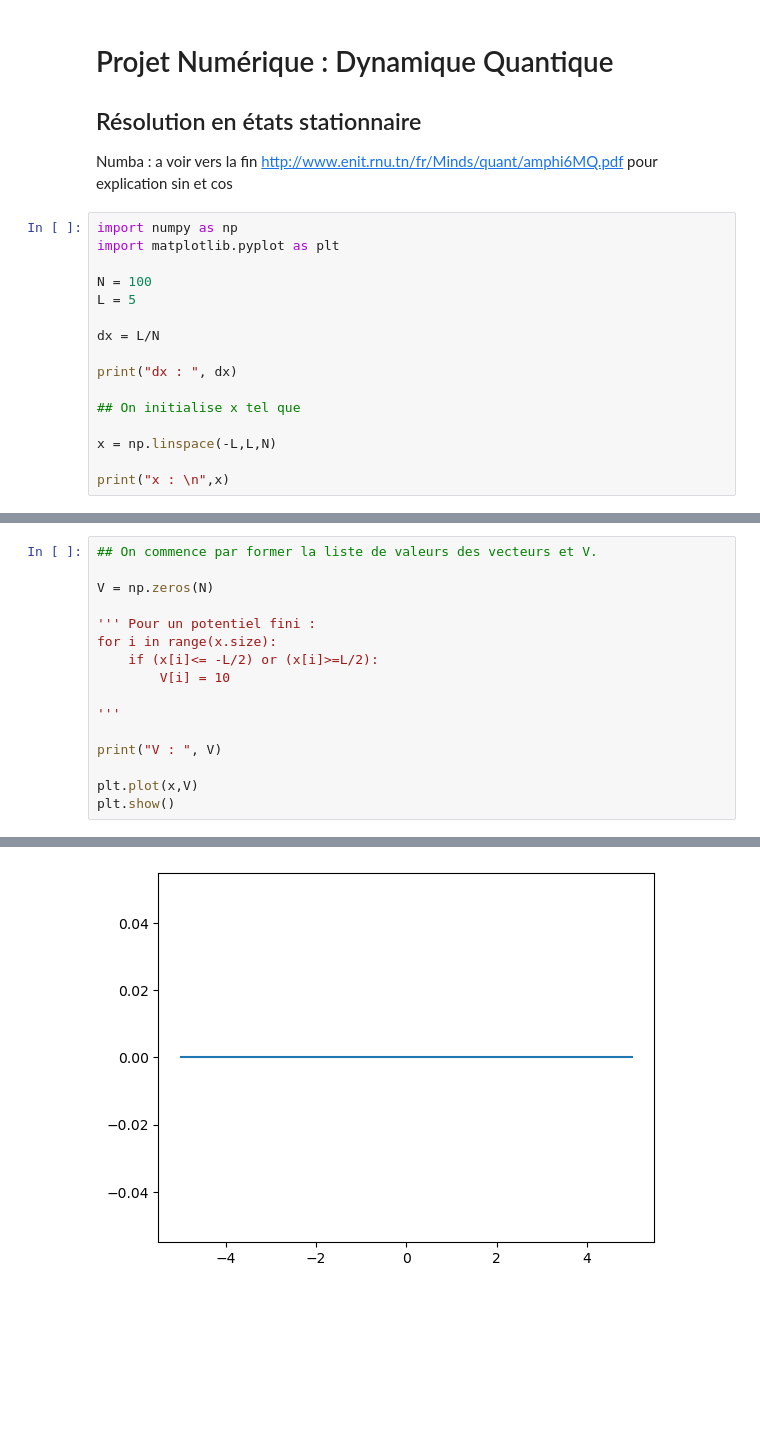
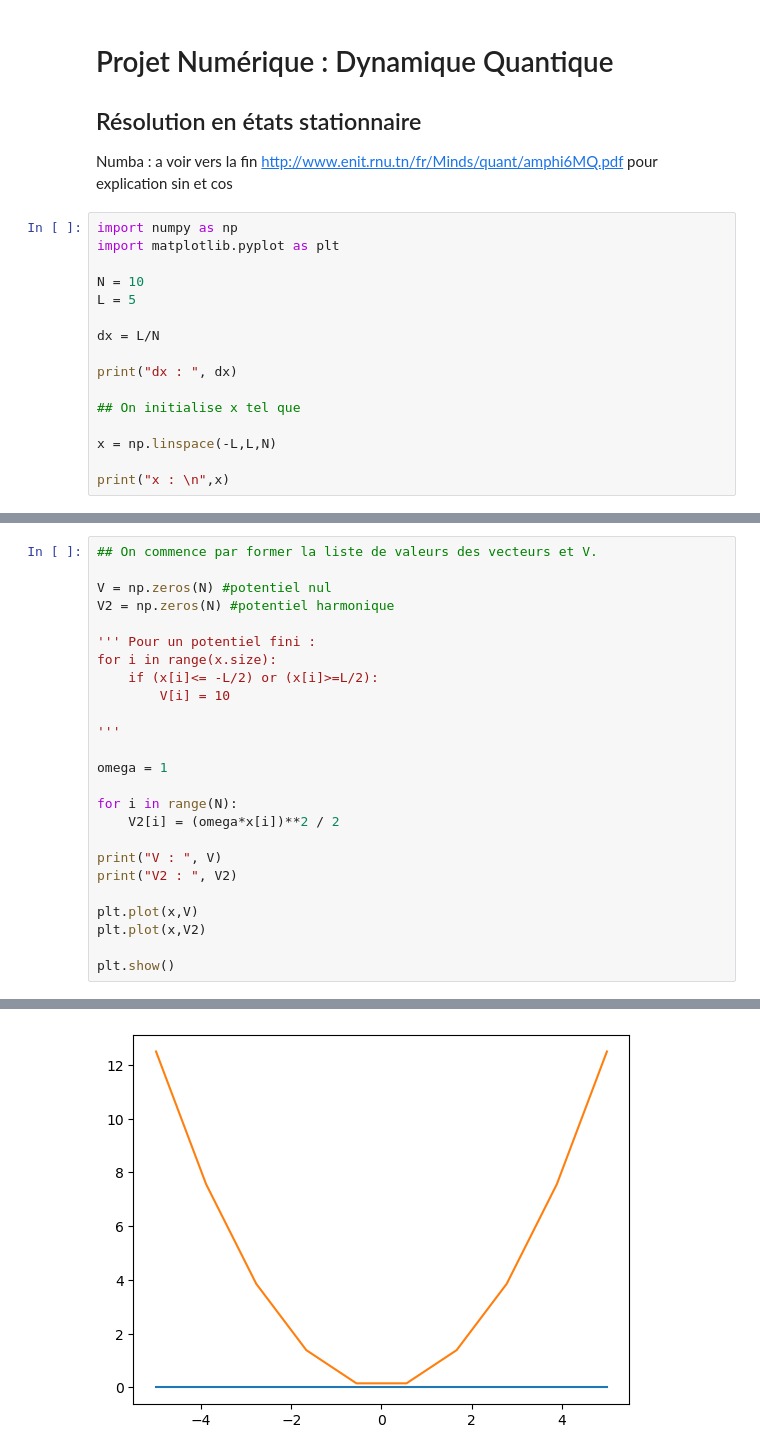
Before and after one commit to lucasboistay/shrodinger_simulation, a Jupyter notebook: etat_stationnaire/Untitled.ipynb, the cells around one changed output, grey strips where cells are left out. Cells and saved outputs as stored; diff of their text form; blank space fills up the shorter version.

```diff
--- a/etat_stationnaire/Untitled.ipynb
+++ b/etat_stationnaire/Untitled.ipynb
@@ -9,7 +9,7 @@ http://www.enit.rnu.tn/fr/Minds/quant/amphi6MQ.pdf pour explication sin et cos
 import numpy as np
 import matplotlib.pyplot as plt
 
-N = 100
+N = 10
 L = 5
 
 dx = L/N
@@ -44,7 +29,8 @@ x :
 # %%
 ## On commence par former la liste de valeurs des vecteurs et V.
 
-V = np.zeros(N)
+V = np.zeros(N) #potentiel nul
+V2 = np.zeros(N) #potentiel harmonique
 
 ''' Pour un potentiel fini :
 for i in range(x.size):
@@ -53,8 +39,16 @@ for i in range(x.size):
 
 '''
 
+omega = 1
+
+for i in range(N):
+    V2[i] = (omega*x[i])**2 / 2
+
 print("V : ", V)
+print("V2 : ", V2)
 
 plt.plot(x,V)
+plt.plot(x,V2)
+
 plt.show()
 # %% [output]
@@ -66,4 +58,4 @@ V :  [0. 0. 0. 0. 0. 0. 0. 0. 0. 0. 0. 0. 0. 0. 0. 0. 0. 0. 0. 0. 0. 0. 0. 0.
-[figure, old version]
+[figure, new version]
 # %%
 ## Ensuite, on forme les matrices d et e diagonales principale et supérieure (resp) de H
 
```
Also changed, not shown: parts of 11 cells of this notebook, 7 other files.
